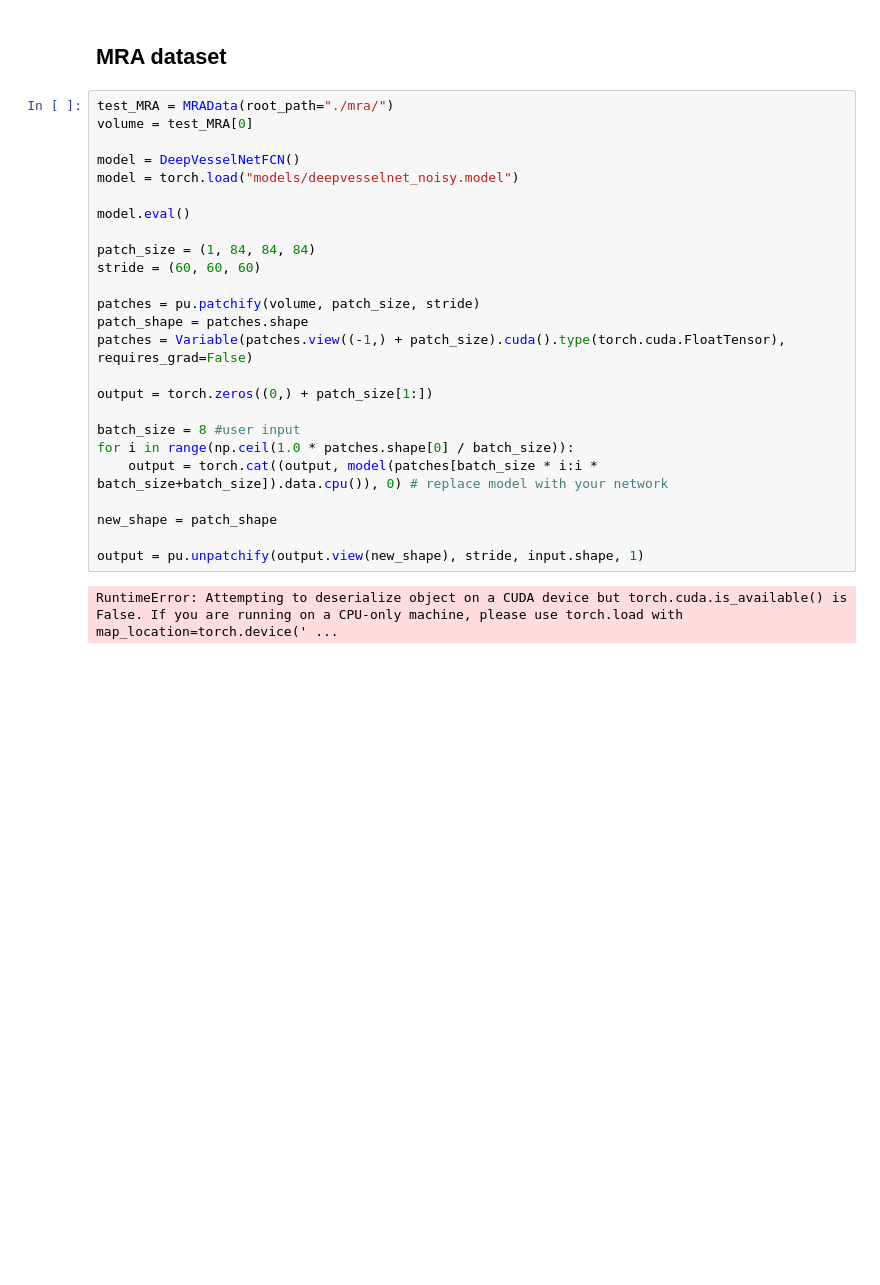
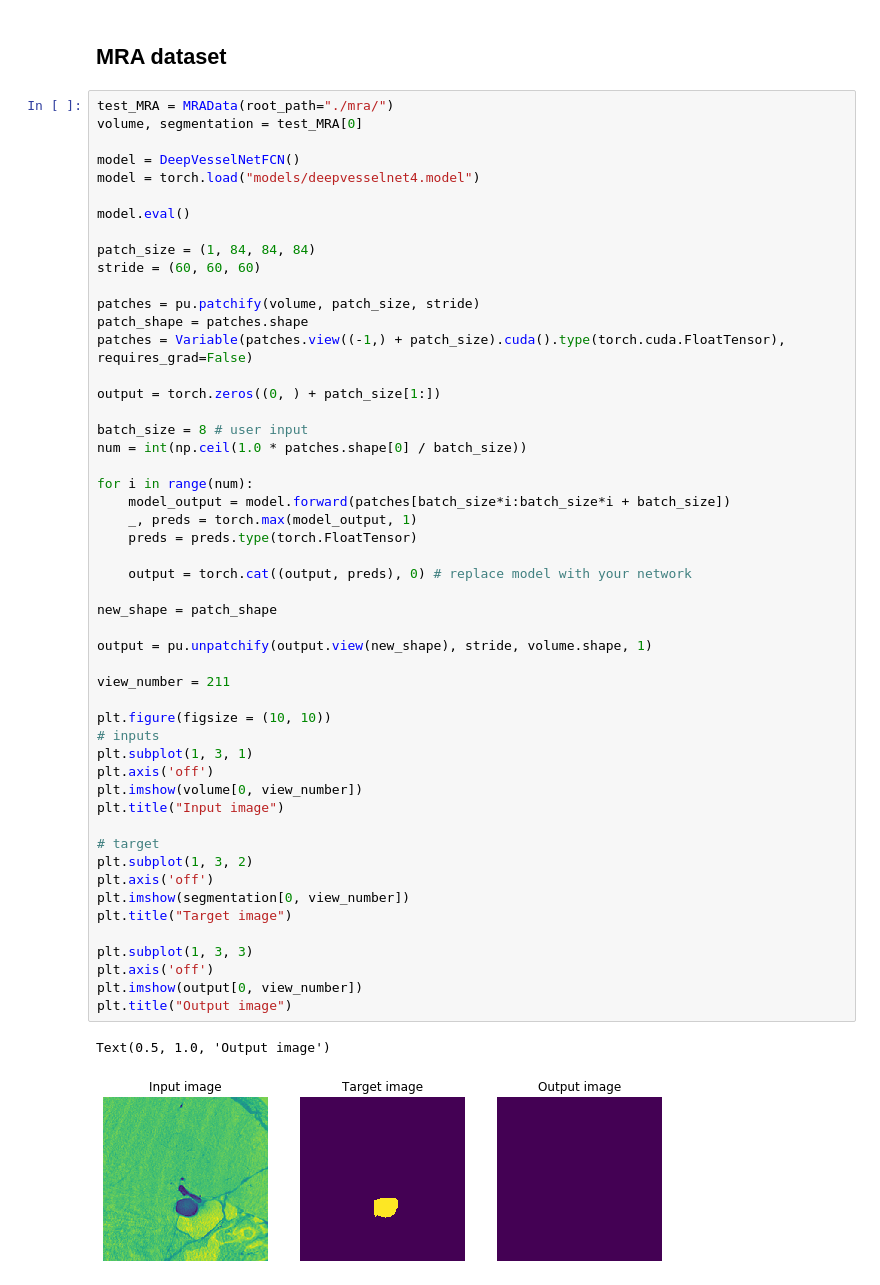
Before and after one commit to dhavalshah18/deepvesselnet, a Jupyter notebook: DVN_MRA.ipynb, the cells around one changed output. Saved outputs shown, nothing was run; the diff lists cells and outputs as text; blank space fills up the shorter version.

Commit message:
Working patchify and unpatchify

```diff
--- a/DVN_MRA.ipynb
+++ b/DVN_MRA.ipynb
@@ -28,28 +25,55 @@ The autoreload extension is already loaded. To reload it, use:
 ## MRA dataset
 # %%
 test_MRA = MRAData(root_path="./mra/")
-volume = test_MRA[0]
+volume, segmentation = test_MRA[0]
 
 model = DeepVesselNetFCN()
-model = torch.load("models/deepvesselnet_noisy.model")
+model = torch.load("models/deepvesselnet4.model")
 
 model.eval()
 
 patch_size = (1, 84, 84, 84)
 stride = (60, 60, 60)
 
 patches = pu.patchify(volume, patch_size, stride)
 patch_shape = patches.shape
 patches = Variable(patches.view((-1,) + patch_size).cuda().type(torch.cuda.FloatTensor), requires_grad=False)
 
-output = torch.zeros((0,) + patch_size[1:])
+output = torch.zeros((0, ) + patch_size[1:])
 
-batch_size = 8 #user input
-for i in range(np.ceil(1.0 * patches.shape[0] / batch_size)):
-	output = torch.cat((output, model(patches[batch_size * i:i * batch_size+batch_size]).data.cpu()), 0) # replace model with your network
+batch_size = 8 # user input
+num = int(np.ceil(1.0 * patches.shape[0] / batch_size))
+
+for i in range(num):
+    model_output = model.forward(patches[batch_size*i:batch_size*i + batch_size])
+    _, preds = torch.max(model_output, 1)
+    preds = preds.type(torch.FloatTensor)
+
+    output = torch.cat((output, preds), 0) # replace model with your network
 
 new_shape = patch_shape
 
-output = pu.unpatchify(output.view(new_shape), stride, input.shape, 1)
+output = pu.unpatchify(output.view(new_shape), stride, volume.shape, 1)
+
+view_number = 211
+
+plt.figure(figsize = (10, 10))
+# inputs
+plt.subplot(1, 3, 1)
+plt.axis('off')
+plt.imshow(volume[0, view_number])
+plt.title("Input image")
+
+# target
+plt.subplot(1, 3, 2)
+plt.axis('off')
+plt.imshow(segmentation[0, view_number])
+plt.title("Target image")
+
+plt.subplot(1, 3, 3)
+plt.axis('off')
+plt.imshow(output[0, view_number])
+plt.title("Output image")
 # %% [output]
-RuntimeError: Attempting to deserialize object on a CUDA device but torch.cuda.is_available() is False. If you are running on a CPU-only machine, please use torch.load with map_location=torch.device(' ...
+Text(0.5, 1.0, 'Output image')
+[figure, added]
```
Also changed, not shown: parts of 1 cell of this notebook.
